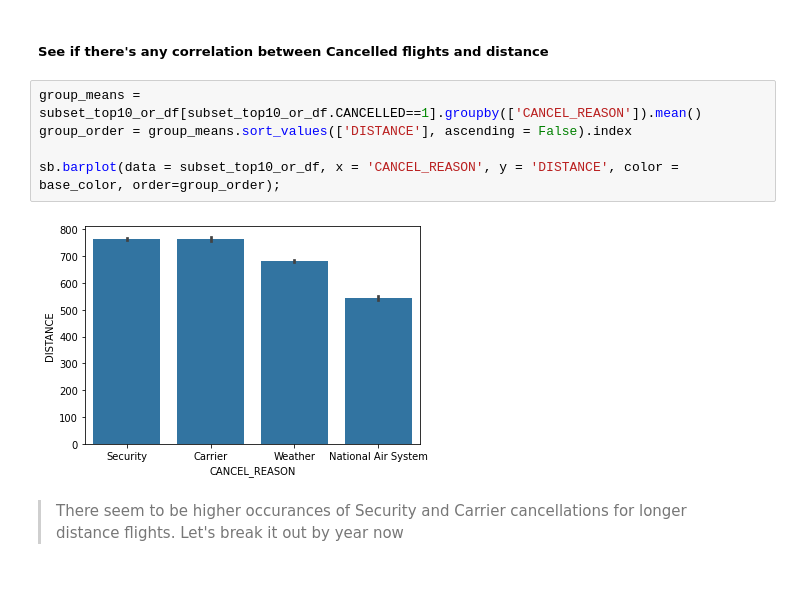
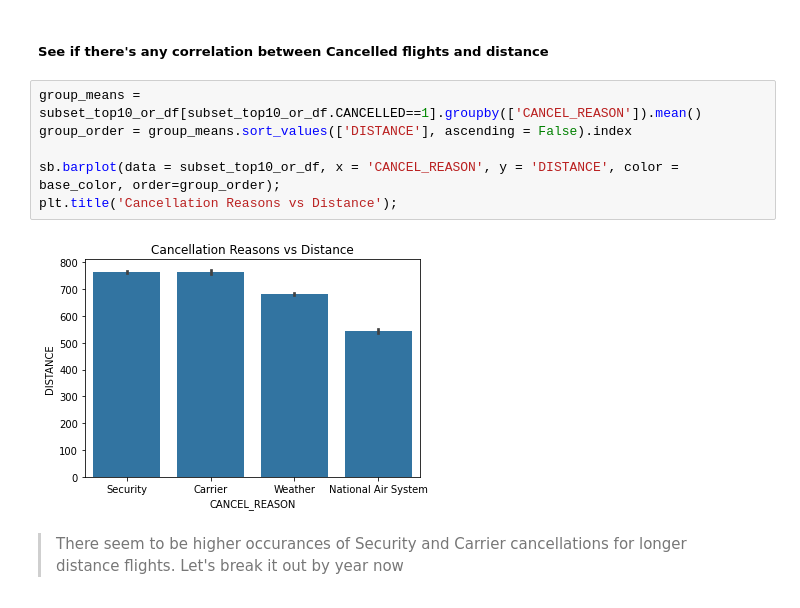
Before and after one commit to jpowellsdak/communicate_data_findings, a Jupyter notebook: exploration_template.ipynb, the cells around one changed output. Drawn from its saved outputs; the diff is of its cells as text.

```diff
--- a/exploration_template.ipynb
+++ b/exploration_template.ipynb
@@ -760,10 +771,11 @@ plt.show()
 # %%
 group_means = subset_top10_or_df[subset_top10_or_df.CANCELLED==1].groupby(['CANCEL_REASON']).mean()
 group_order = group_means.sort_values(['DISTANCE'], ascending = False).index
 
 sb.barplot(data = subset_top10_or_df, x = 'CANCEL_REASON', y = 'DISTANCE', color = base_color, order=group_order);
+plt.title('Cancellation Reasons vs Distance');
 # %% [output]
-[figure, old version]
+[figure, new version]
 # %% [markdown]
 >  There seem to be higher occurances of Security and Carrier cancellations for longer distance flights.  Let's break it out by year now
 # %%
```
Also changed, not shown: parts of 21 cells of this notebook, 4 other files.
